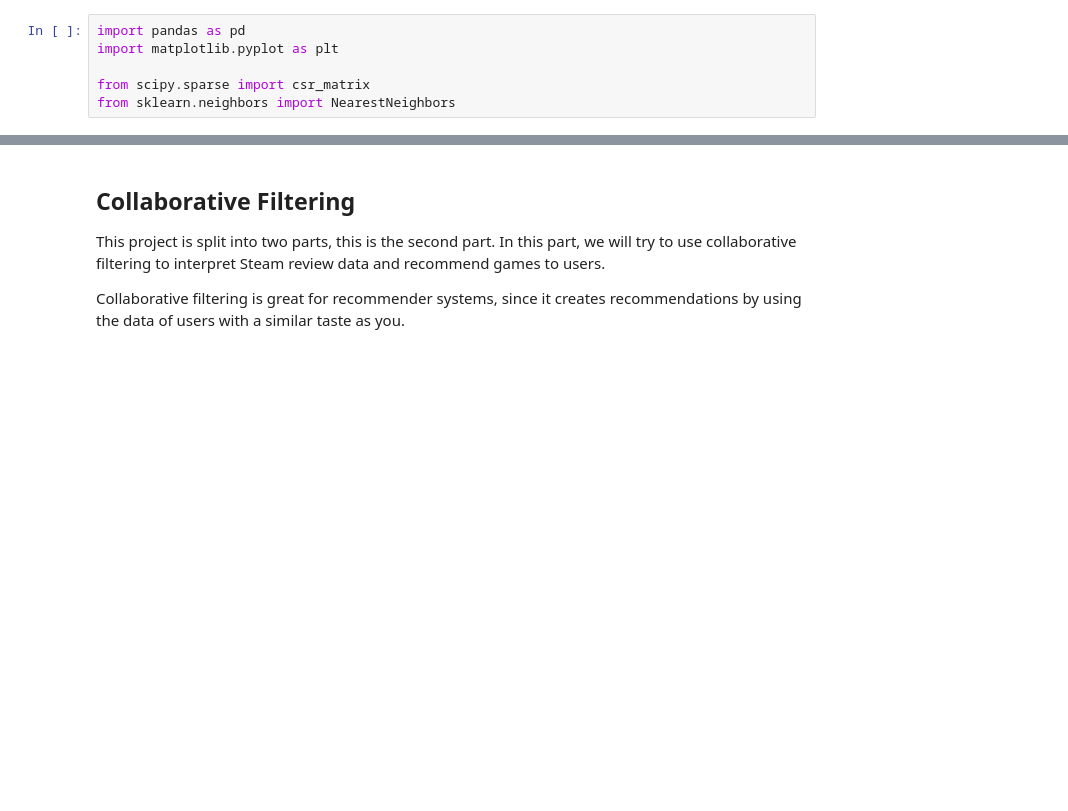
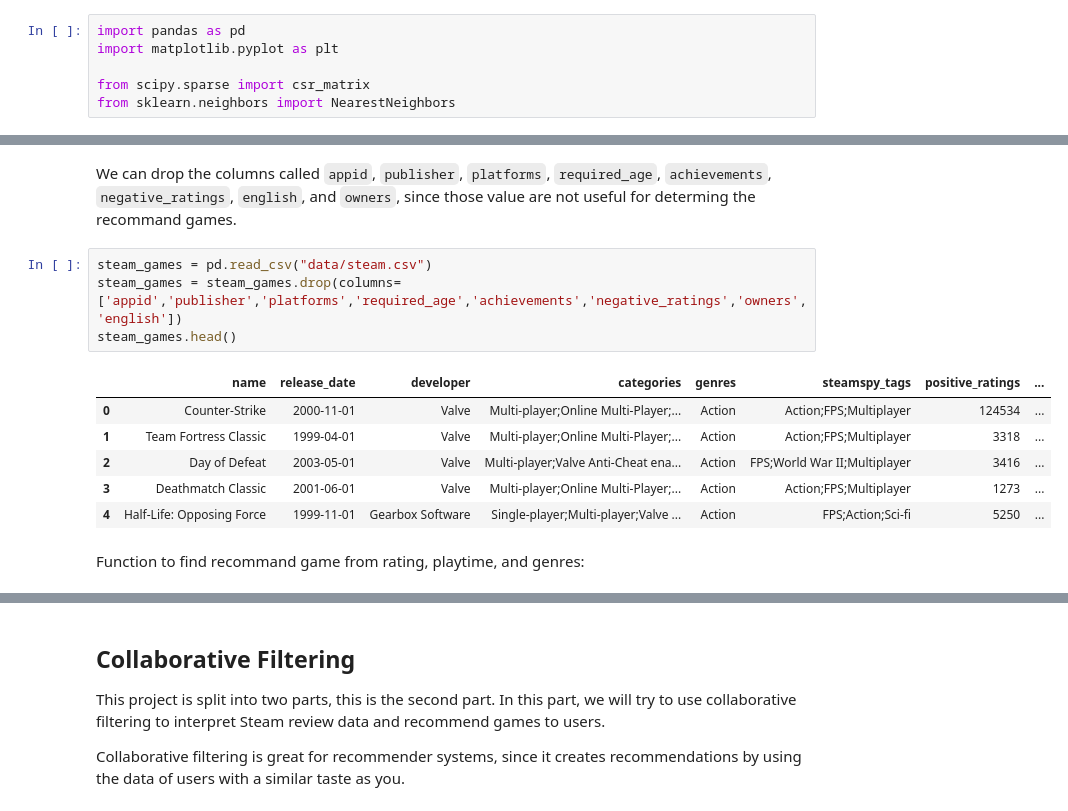
Before and after one commit to Lam-Tech/ICS438-final-project-Remake, a Jupyter notebook: Untitled-checkpoint.ipynb, the cells around one changed output, grey strips where cells are left out. Cells and saved outputs as stored; diff of their text form; blank space fills up the shorter version.

```diff
--- a/Untitled-checkpoint.ipynb
+++ b/Untitled-checkpoint.ipynb
@@ -8,0 +41,15 @@ from sklearn.neighbors import NearestNeighbors
+# %% [markdown]
+We can drop the columns called `appid`, `publisher`, `platforms`, `required_age`, `achievements`, `negative_ratings`, `english`, and `owners`, since those value are not useful for determing the recommand games.
+# %%
+steam_games = pd.read_csv("data/steam.csv")
+steam_games = steam_games.drop(columns=['appid','publisher','platforms','required_age','achievements','negative_ratings','owners', 'english'])
+steam_games.head()
+# %% [output]
+|  | name | release_date | developer | categories | genres | steamspy_tags | positive_ratings | ... |
+| 0 | Counter-Strike | 2000-11-01 | Valve | Multi-player;Online Multi-Player;... | Action | Action;FPS;Multiplayer | 124534 | ... |
+| 1 | Team Fortress Classic | 1999-04-01 | Valve | Multi-player;Online Multi-Player;... | Action | Action;FPS;Multiplayer | 3318 | ... |
+| 2 | Day of Defeat | 2003-05-01 | Valve | Multi-player;Valve Anti-Cheat ena... | Action | FPS;World War II;Multiplayer | 3416 | ... |
+| 3 | Deathmatch Classic | 2001-06-01 | Valve | Multi-player;Online Multi-Player;... | Action | Action;FPS;Multiplayer | 1273 | ... |
+| 4 | Half-Life: Opposing Force | 1999-11-01 | Gearbox Software | Single-player;Multi-player;Valve ... | Action | FPS;Action;Sci-fi | 5250 | ... |
+# %% [markdown]
+Function to find recommand game from rating, playtime, and genres:
```
Also changed, not shown: parts of 9 cells of this notebook.
